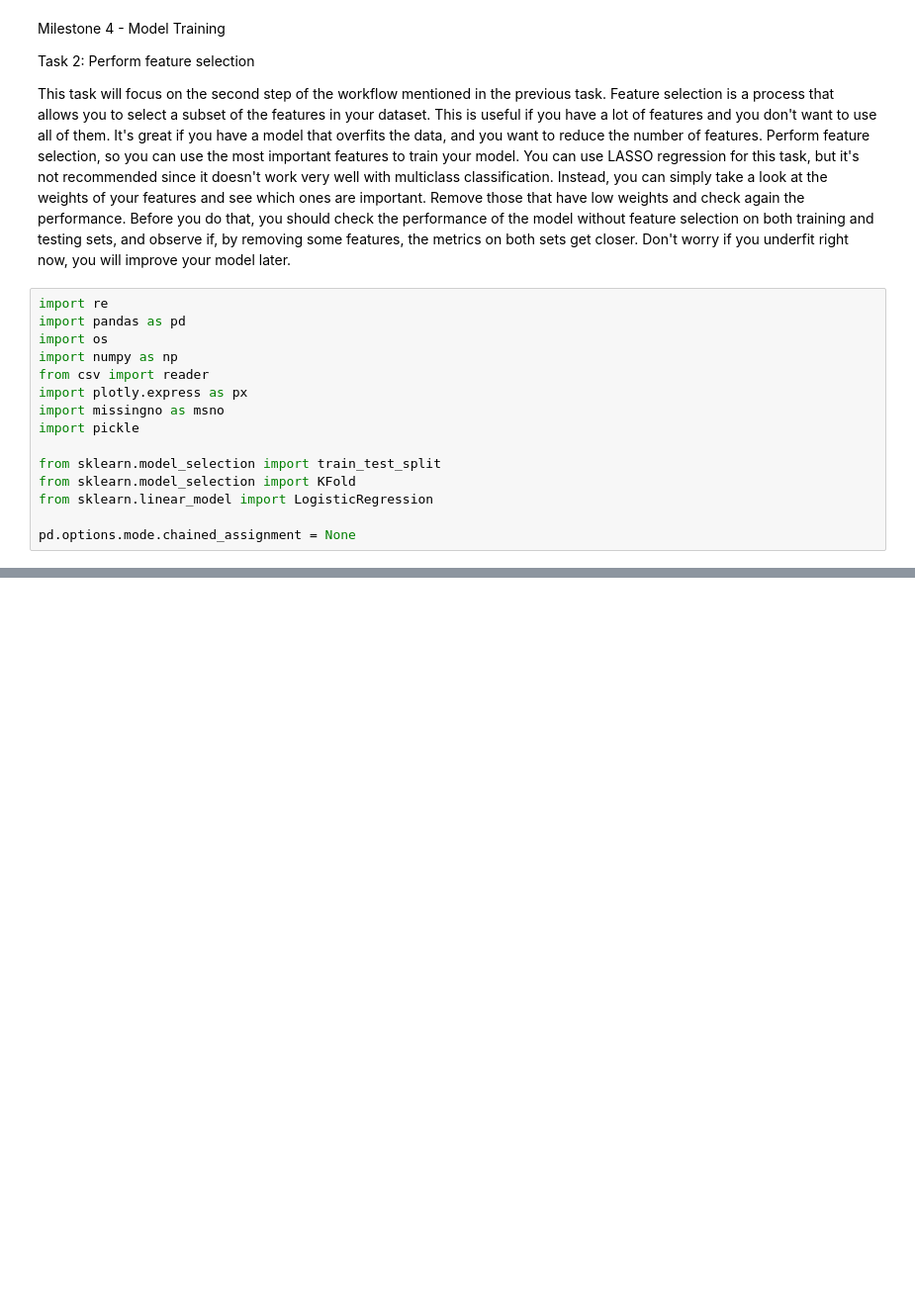
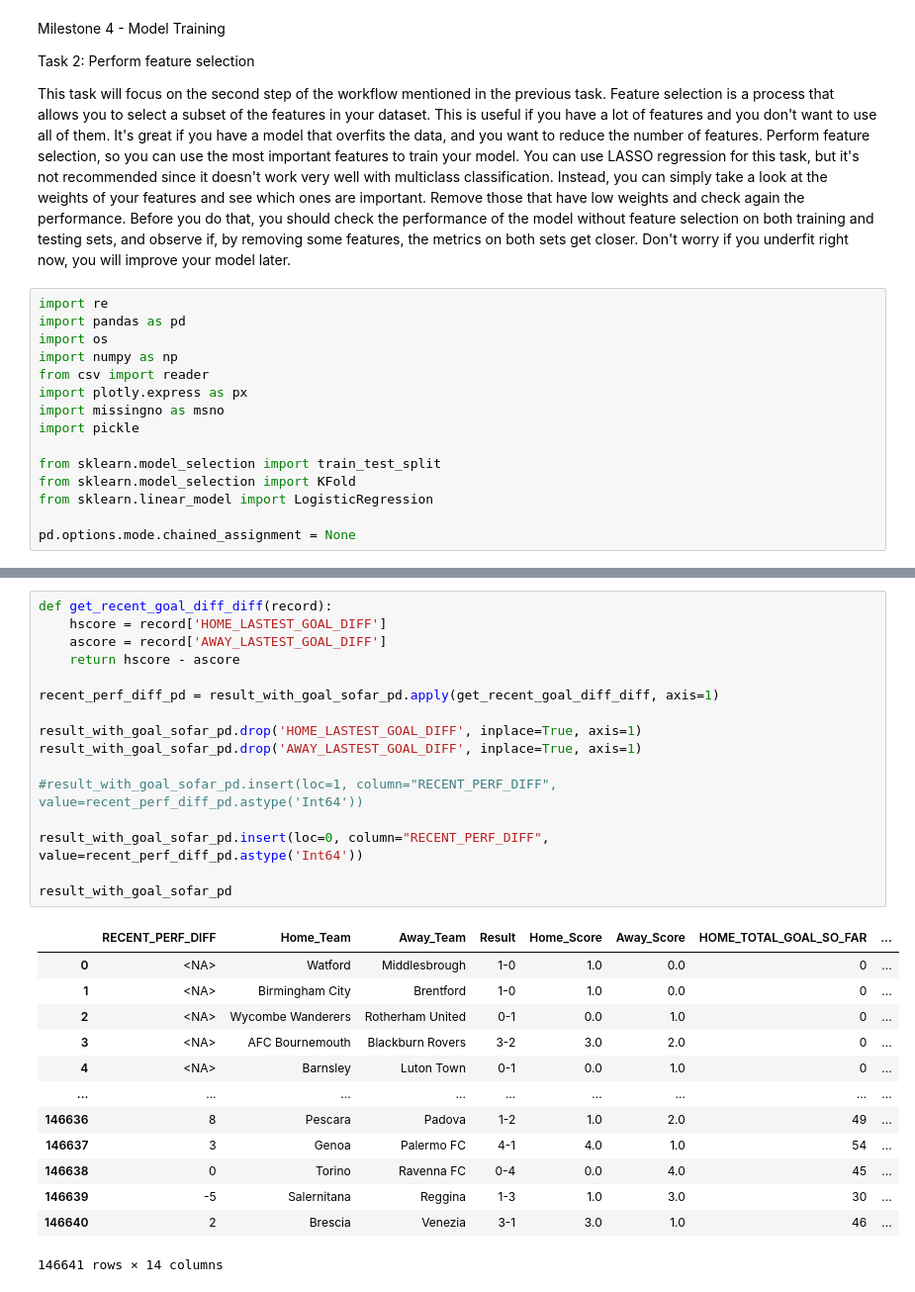
Before and after one commit to frankie-2nfro-com/football_match_outcome_prediction, a Jupyter notebook: M4_ModelTraining_Task2.ipynb, the cells around one changed output, grey strips where cells are left out. Shown: that part at 99% size. Saved outputs shown, nothing was run; the diff lists cells and outputs as text; blank space fills up the shorter version.

```diff
--- a/M4_ModelTraining_Task2.ipynb
+++ b/M4_ModelTraining_Task2.ipynb
@@ -21,0 +105,30 @@ pd.options.mode.chained_assignment = None
+# %%
+def get_recent_goal_diff_diff(record):
+    hscore = record['HOME_LASTEST_GOAL_DIFF']
+    ascore = record['AWAY_LASTEST_GOAL_DIFF']
+    return hscore - ascore
+
+recent_perf_diff_pd = result_with_goal_sofar_pd.apply(get_recent_goal_diff_diff, axis=1)
+
+result_with_goal_sofar_pd.drop('HOME_LASTEST_GOAL_DIFF', inplace=True, axis=1)
+result_with_goal_sofar_pd.drop('AWAY_LASTEST_GOAL_DIFF', inplace=True, axis=1)
+
+#result_with_goal_sofar_pd.insert(loc=1, column="RECENT_PERF_DIFF", value=recent_perf_diff_pd.astype('Int64'))
+
+result_with_goal_sofar_pd.insert(loc=0, column="RECENT_PERF_DIFF", value=recent_perf_diff_pd.astype('Int64'))
+
+result_with_goal_sofar_pd
+# %% [output]
+|  | RECENT_PERF_DIFF | Home_Team | Away_Team | Result | Home_Score | Away_Score | HOME_TOTAL_GOAL_SO_FAR | ... |
+| 0 | <NA> | Watford | Middlesbrough | 1-0 | 1.0 | 0.0 | 0 | ... |
+| 1 | <NA> | Birmingham City | Brentford | 1-0 | 1.0 | 0.0 | 0 | ... |
+| 2 | <NA> | Wycombe Wanderers | Rotherham United | 0-1 | 0.0 | 1.0 | 0 | ... |
+| 3 | <NA> | AFC Bournemouth | Blackburn Rovers | 3-2 | 3.0 | 2.0 | 0 | ... |
+| 4 | <NA> | Barnsley | Luton Town | 0-1 | 0.0 | 1.0 | 0 | ... |
+| ... | ... | ... | ... | ... | ... | ... | ... | ... |
+| 146636 | 8 | Pescara | Padova | 1-2 | 1.0 | 2.0 | 49 | ... |
+| 146637 | 3 | Genoa | Palermo FC | 4-1 | 4.0 | 1.0 | 54 | ... |
+| 146638 | 0 | Torino | Ravenna FC | 0-4 | 0.0 | 4.0 | 45 | ... |
+| 146639 | -5 | Salernitana | Reggina | 1-3 | 1.0 | 3.0 | 30 | ... |
+| 146640 | 2 | Brescia | Venezia | 3-1 | 3.0 | 1.0 | 46 | ... |
+146641 rows × 14 columns
```
Also changed, not shown: parts of 13 cells of this notebook, 2 other files.
